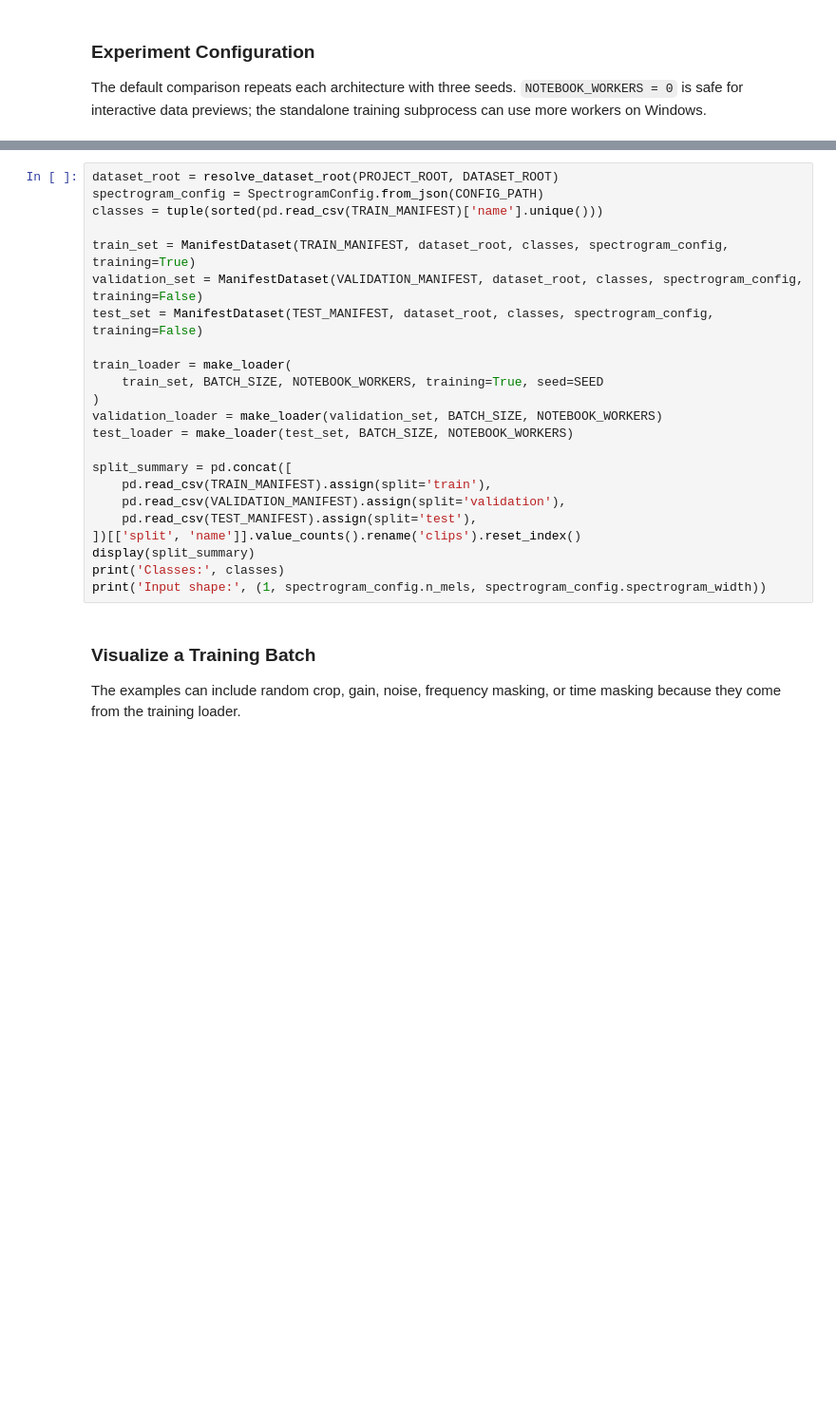
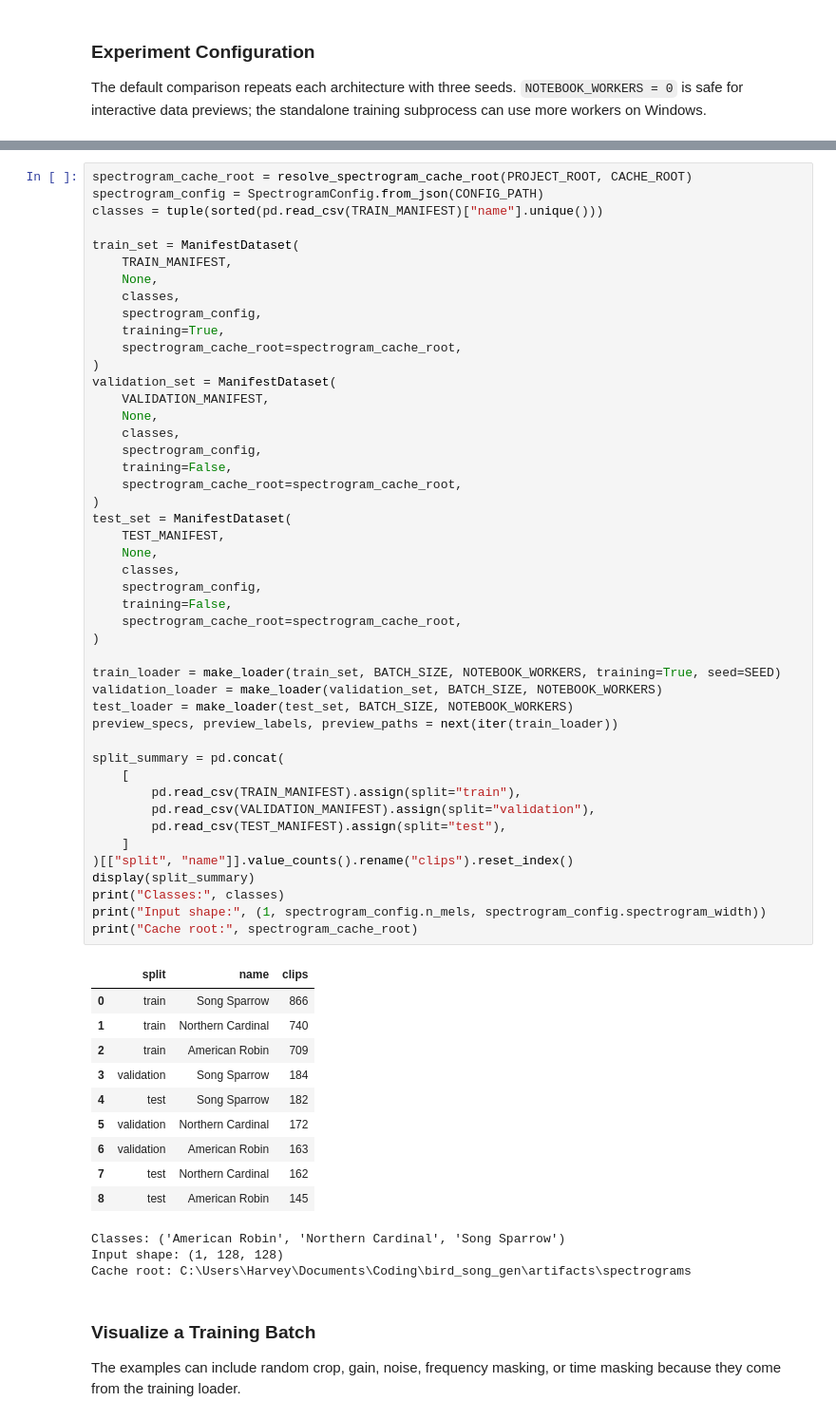
Before and after one commit to Bleu7101/bird_song_gen, a Jupyter notebook: notebooks/03_classifier.ipynb, the cells around one changed output, grey strips where cells are left out. Shown at 95% size. Drawn from its saved outputs; the diff is of its cells as text; blank space fills up the shorter version.

```diff
--- a/notebooks/03_classifier.ipynb
+++ b/notebooks/03_classifier.ipynb
@@ -100,26 +121,63 @@ All models receive the same normalized 128 by 128 log-mel representation. Traini
 # %%
-dataset_root = resolve_dataset_root(PROJECT_ROOT, DATASET_ROOT)
+spectrogram_cache_root = resolve_spectrogram_cache_root(PROJECT_ROOT, CACHE_ROOT)
 spectrogram_config = SpectrogramConfig.from_json(CONFIG_PATH)
-classes = tuple(sorted(pd.read_csv(TRAIN_MANIFEST)['name'].unique()))
+classes = tuple(sorted(pd.read_csv(TRAIN_MANIFEST)["name"].unique()))
 
-train_set = ManifestDataset(TRAIN_MANIFEST, dataset_root, classes, spectrogram_config, training=True)
-validation_set = ManifestDataset(VALIDATION_MANIFEST, dataset_root, classes, spectrogram_config, training=False)
-test_set = ManifestDataset(TEST_MANIFEST, dataset_root, classes, spectrogram_config, training=False)
+train_set = ManifestDataset(
+    TRAIN_MANIFEST,
+    None,
+    classes,
+    spectrogram_config,
+    training=True,
+    spectrogram_cache_root=spectrogram_cache_root,
+)
+validation_set = ManifestDataset(
+    VALIDATION_MANIFEST,
+    None,
+    classes,
+    spectrogram_config,
+    training=False,
+    spectrogram_cache_root=spectrogram_cache_root,
+)
+test_set = ManifestDataset(
+    TEST_MANIFEST,
+    None,
+    classes,
+    spectrogram_config,
+    training=False,
+    spectrogram_cache_root=spectrogram_cache_root,
+)
 
-train_loader = make_loader(
-    train_set, BATCH_SIZE, NOTEBOOK_WORKERS, training=True, seed=SEED
-)
+train_loader = make_loader(train_set, BATCH_SIZE, NOTEBOOK_WORKERS, training=True, seed=SEED)
 validation_loader = make_loader(validation_set, BATCH_SIZE, NOTEBOOK_WORKERS)
 test_loader = make_loader(test_set, BATCH_SIZE, NOTEBOOK_WORKERS)
+preview_specs, preview_labels, preview_paths = next(iter(train_loader))
 
-split_summary = pd.concat([
-    pd.read_csv(TRAIN_MANIFEST).assign(split='train'),
-    pd.read_csv(VALIDATION_MANIFEST).assign(split='validation'),
-    pd.read_csv(TEST_MANIFEST).assign(split='test'),
-])[['split', 'name']].value_counts().rename('clips').reset_index()
+split_summary = pd.concat(
+    [
+        pd.read_csv(TRAIN_MANIFEST).assign(split="train"),
+        pd.read_csv(VALIDATION_MANIFEST).assign(split="validation"),
+        pd.read_csv(TEST_MANIFEST).assign(split="test"),
+    ]
+)[["split", "name"]].value_counts().rename("clips").reset_index()
 display(split_summary)
-print('Classes:', classes)
-print('Input shape:', (1, spectrogram_config.n_mels, spectrogram_config.spectrogram_width))
+print("Classes:", classes)
+print("Input shape:", (1, spectrogram_config.n_mels, spectrogram_config.spectrogram_width))
+print("Cache root:", spectrogram_cache_root)
+# %% [output]
+|  | split | name | clips |
+| 0 | train | Song Sparrow | 866 |
+| 1 | train | Northern Cardinal | 740 |
+| 2 | train | American Robin | 709 |
+| 3 | validation | Song Sparrow | 184 |
+| 4 | test | Song Sparrow | 182 |
+| 5 | validation | Northern Cardinal | 172 |
+| 6 | validation | American Robin | 163 |
+| 7 | test | Northern Cardinal | 162 |
+| 8 | test | American Robin | 145 |
+Classes: ('American Robin', 'Northern Cardinal', 'Song Sparrow')
+Input shape: (1, 128, 128)
+Cache root: C:\Users\Harvey\Documents\Coding\bird_song_gen\artifacts\spectrograms
 # %% [markdown]
 ### Visualize a Training Batch
 
```
Also changed, not shown: parts of 19 cells of this notebook, 5 other files.
